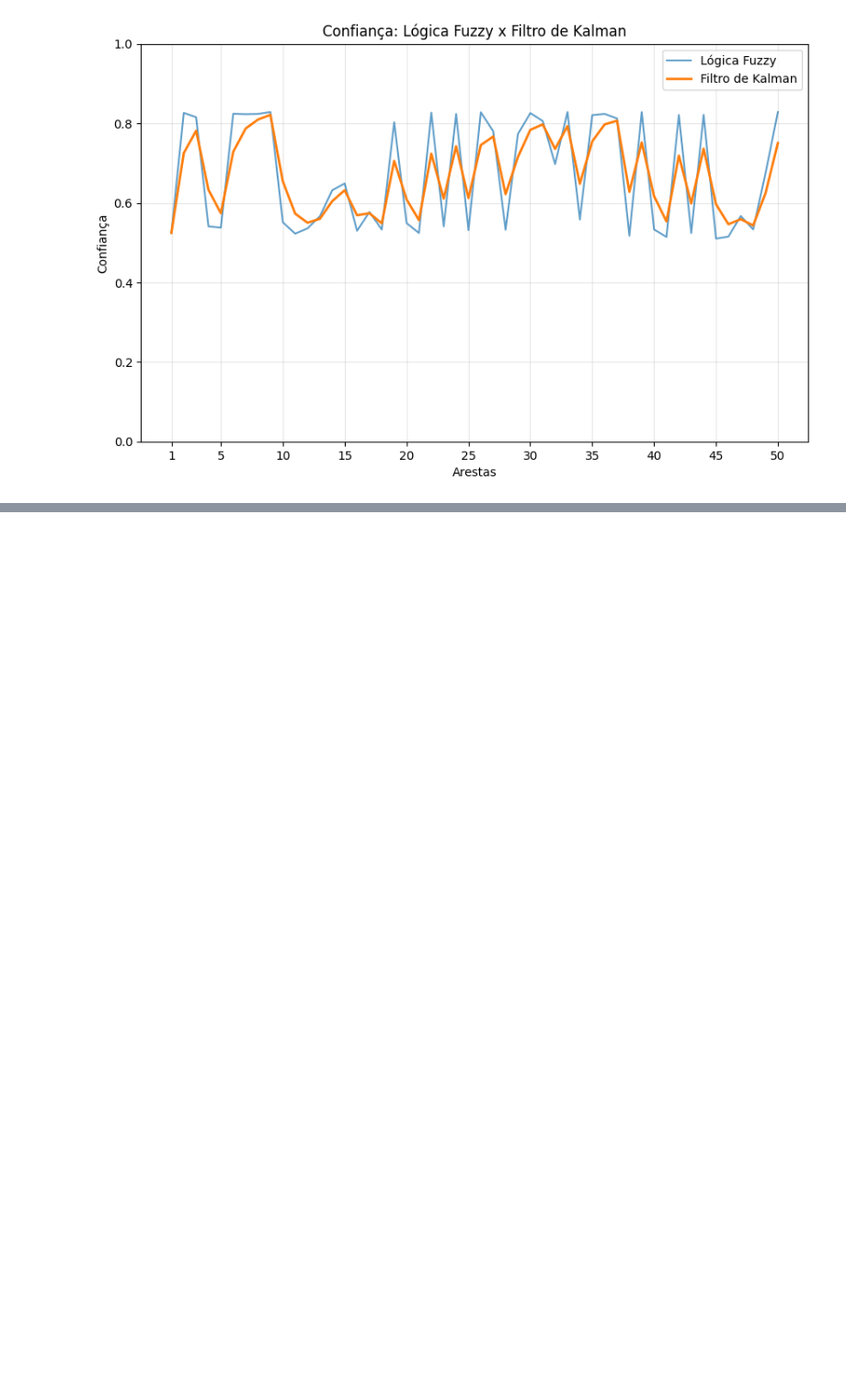
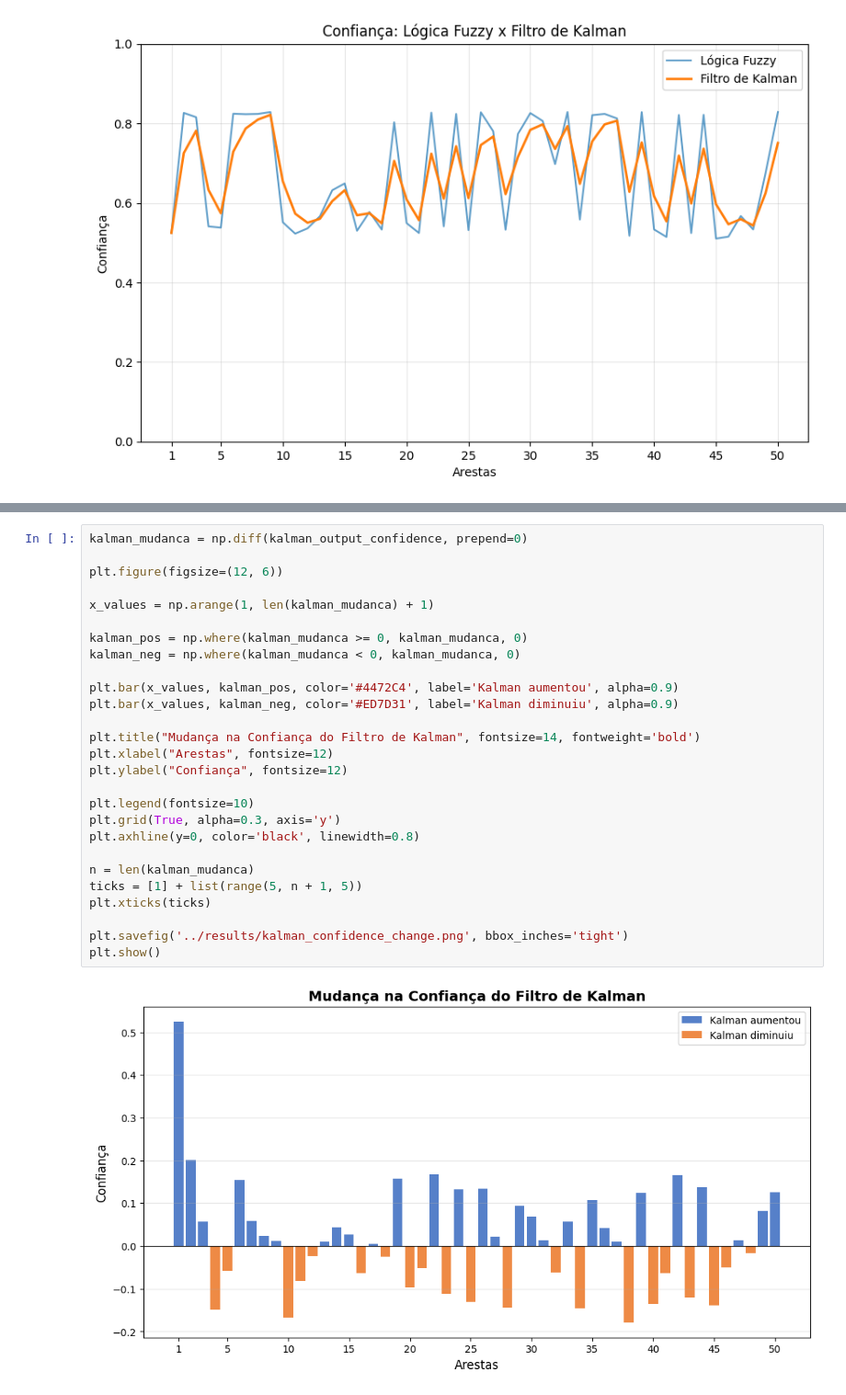
Before and after one commit to charlesluizmendes/RadnetFusion, a Jupyter notebook: src/7.results.ipynb, the cells around one changed output, grey strips where cells are left out. Shown at 92% size. Saved outputs shown, nothing was run; the diff lists cells and outputs as text; blank space fills up the shorter version.

```diff
--- a/src/7.results.ipynb
+++ b/src/7.results.ipynb
@@ -60,0 +89,29 @@ plt.show()
+# %%
+kalman_mudanca = np.diff(kalman_output_confidence, prepend=0)
+
+plt.figure(figsize=(12, 6))
+
+x_values = np.arange(1, len(kalman_mudanca) + 1)
+
+kalman_pos = np.where(kalman_mudanca >= 0, kalman_mudanca, 0)
+kalman_neg = np.where(kalman_mudanca < 0, kalman_mudanca, 0)
+
+plt.bar(x_values, kalman_pos, color='#4472C4', label='Kalman aumentou', alpha=0.9)
+plt.bar(x_values, kalman_neg, color='#ED7D31', label='Kalman diminuiu', alpha=0.9)
+
+plt.title("Mudança na Confiança do Filtro de Kalman", fontsize=14, fontweight='bold')
+plt.xlabel("Arestas", fontsize=12)
+plt.ylabel("Confiança", fontsize=12)
+
+plt.legend(fontsize=10)
+plt.grid(True, alpha=0.3, axis='y')
+plt.axhline(y=0, color='black', linewidth=0.8)
+
+n = len(kalman_mudanca)
+ticks = [1] + list(range(5, n + 1, 5))
+plt.xticks(ticks)
+
+plt.savefig('../results/kalman_confidence_change.png', bbox_inches='tight')
+plt.show()
+# %% [output]
+[figure, added]
```
Also changed, not shown: parts of 2 cells of this notebook, 2 other files.
